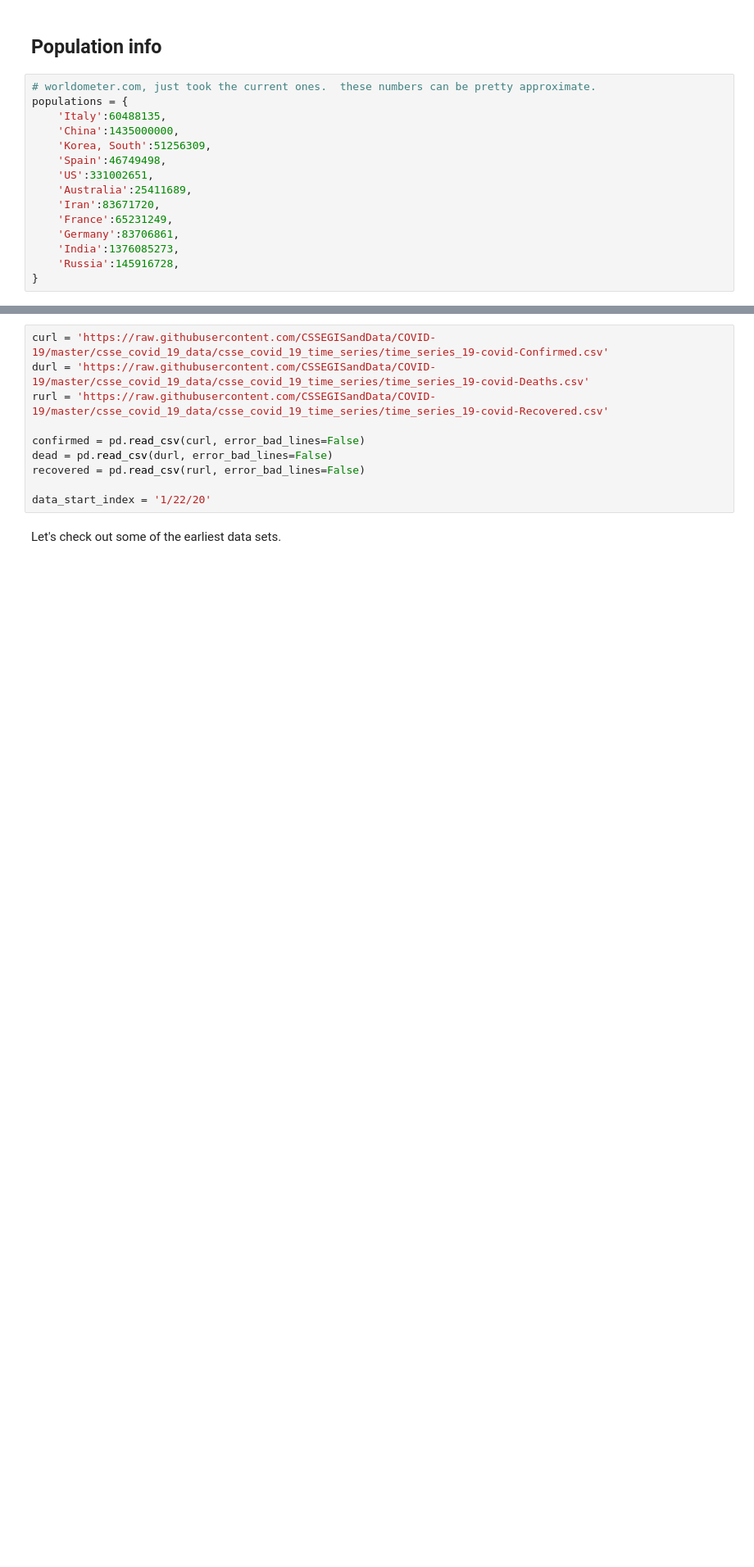
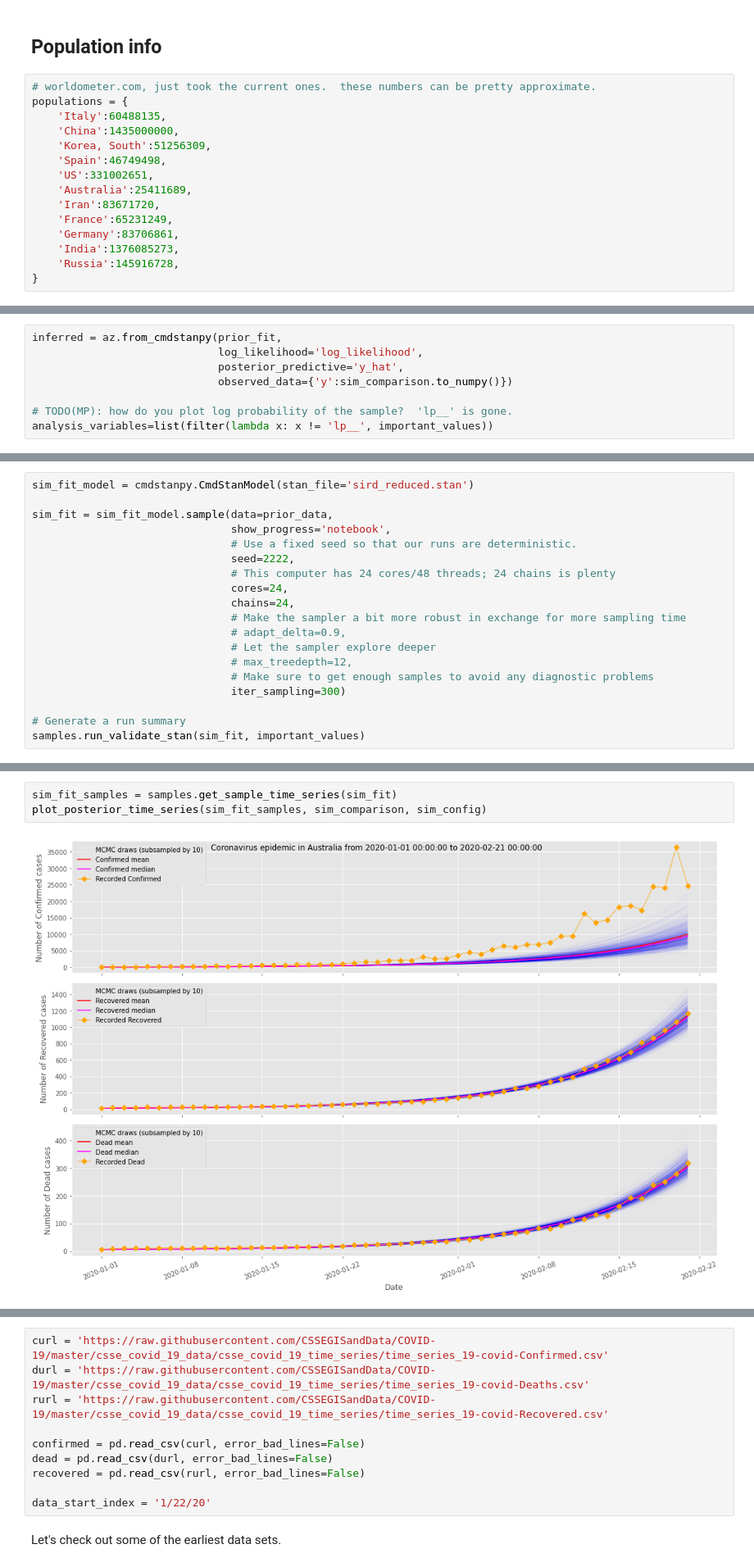
Before and after one commit to peddie/covid19-modelling, a Jupyter notebook: Covid19 MCMC analysis.ipynb, the cells around one changed output, grey strips where cells are left out. Shown at 82% size. Cells and saved outputs as stored; diff of their text form; blank space fills up the shorter version.

```diff
--- a/Covid19 MCMC analysis.ipynb
+++ b/Covid19 MCMC analysis.ipynb
@@ -38,0 +213,8 @@ populations = {
+# %%
+inferred = az.from_cmdstanpy(prior_fit,
+                             log_likelihood='log_likelihood',
+                             posterior_predictive='y_hat',
+                             observed_data={'y':sim_comparison.to_numpy()})
+
+# TODO(MP): how do you plot log probability of the sample?  'lp__' is gone.
+analysis_variables=list(filter(lambda x: x != 'lp__', important_values))
@@ -38,0 +260,19 @@ populations = {
+# %%
+sim_fit_model = cmdstanpy.CmdStanModel(stan_file='sird_reduced.stan')
+
+sim_fit = sim_fit_model.sample(data=prior_data,
+                               show_progress='notebook',
+                               # Use a fixed seed so that our runs are deterministic.
+                               seed=2222,
+                               # This computer has 24 cores/48 threads; 24 chains is plenty
+                               cores=24,
+                               chains=24,
+                               # Make the sampler a bit more robust in exchange for more sampling time
+                               # adapt_delta=0.9,
+                               # Let the sampler explore deeper
+                               # max_treedepth=12,
+                               # Make sure to get enough samples to avoid any diagnostic problems
+                               iter_sampling=300)
+
+# Generate a run summary
+samples.run_validate_stan(sim_fit, important_values)
@@ -38,0 +306,5 @@ populations = {
+# %%
+sim_fit_samples = samples.get_sample_time_series(sim_fit)
+plot_posterior_time_series(sim_fit_samples, sim_comparison, sim_config)
+# %% [output]
+[figure, added]
```
Also changed, not shown: parts of 49 cells of this notebook, 5 other files.
